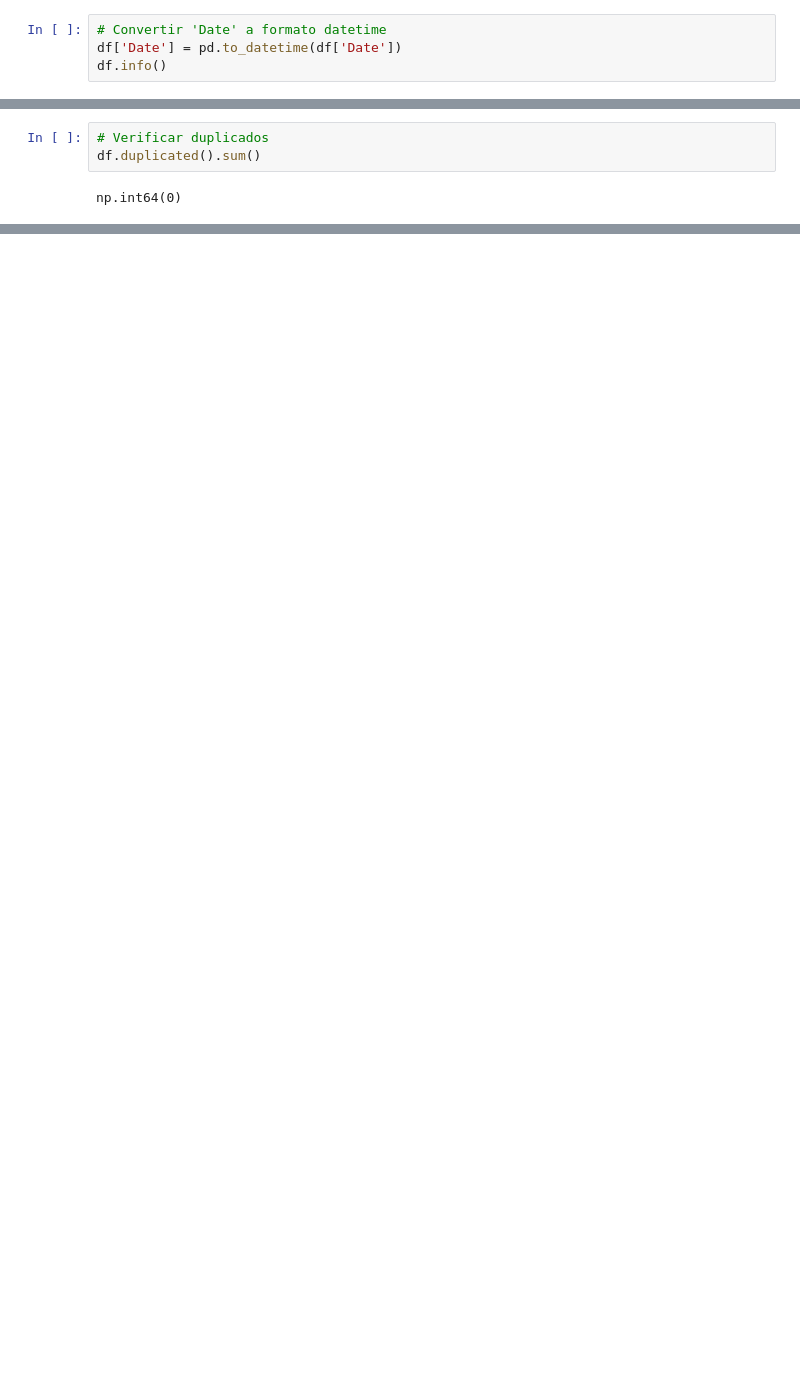
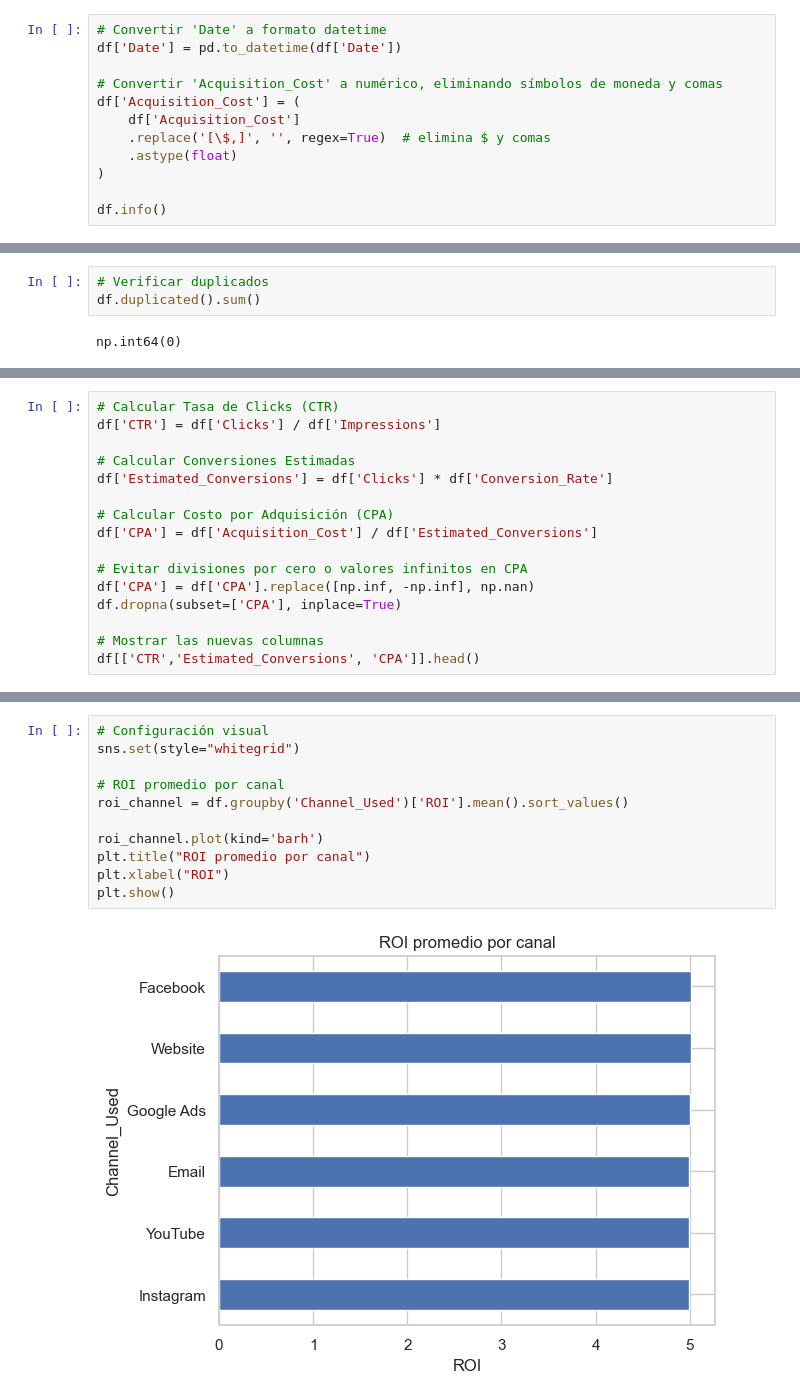
Before and after one commit to ariadnaschz/Marketing-Niche-Discovery, a Jupyter notebook: Notebooks/analysis.ipynb, the cells around one changed output, grey strips where cells are left out. Cells and saved outputs as stored; diff of their text form; blank space fills up the shorter version.

```diff
--- a/Notebooks/analysis.ipynb
+++ b/Notebooks/analysis.ipynb
@@ -74,6 +74,14 @@ dtype: int64
 # %%
 # Convertir 'Date' a formato datetime
 df['Date'] = pd.to_datetime(df['Date'])
+
+# Convertir 'Acquisition_Cost' a numérico, eliminando símbolos de moneda y comas
+df['Acquisition_Cost'] = (
+    df['Acquisition_Cost']
+    .replace('[\$,]', '', regex=True)  # elimina $ y comas
+    .astype(float)
+)
+
 df.info()
 # %% [output]
 <class 'pandas.DataFrame'>
@@ -100,0 +111,16 @@ np.int64(0)
+# %%
+# Calcular Tasa de Clicks (CTR)
+df['CTR'] = df['Clicks'] / df['Impressions']
+
+# Calcular Conversiones Estimadas
+df['Estimated_Conversions'] = df['Clicks'] * df['Conversion_Rate']
+
+# Calcular Costo por Adquisición (CPA)
+df['CPA'] = df['Acquisition_Cost'] / df['Estimated_Conversions']
+
+# Evitar divisiones por cero o valores infinitos en CPA
+df['CPA'] = df['CPA'].replace([np.inf, -np.inf], np.nan)
+df.dropna(subset=['CPA'], inplace=True)
+
+# Mostrar las nuevas columnas
+df[['CTR','Estimated_Conversions', 'CPA']].head()
@@ -100,0 +136,13 @@ np.int64(0)
+# %%
+# Configuración visual
+sns.set(style="whitegrid")
+
+# ROI promedio por canal
+roi_channel = df.groupby('Channel_Used')['ROI'].mean().sort_values()
+
+roi_channel.plot(kind='barh')
+plt.title("ROI promedio por canal")
+plt.xlabel("ROI")
+plt.show()
+# %% [output]
+[figure, added]
```
Also changed, not shown: parts of 18 cells of this notebook.
